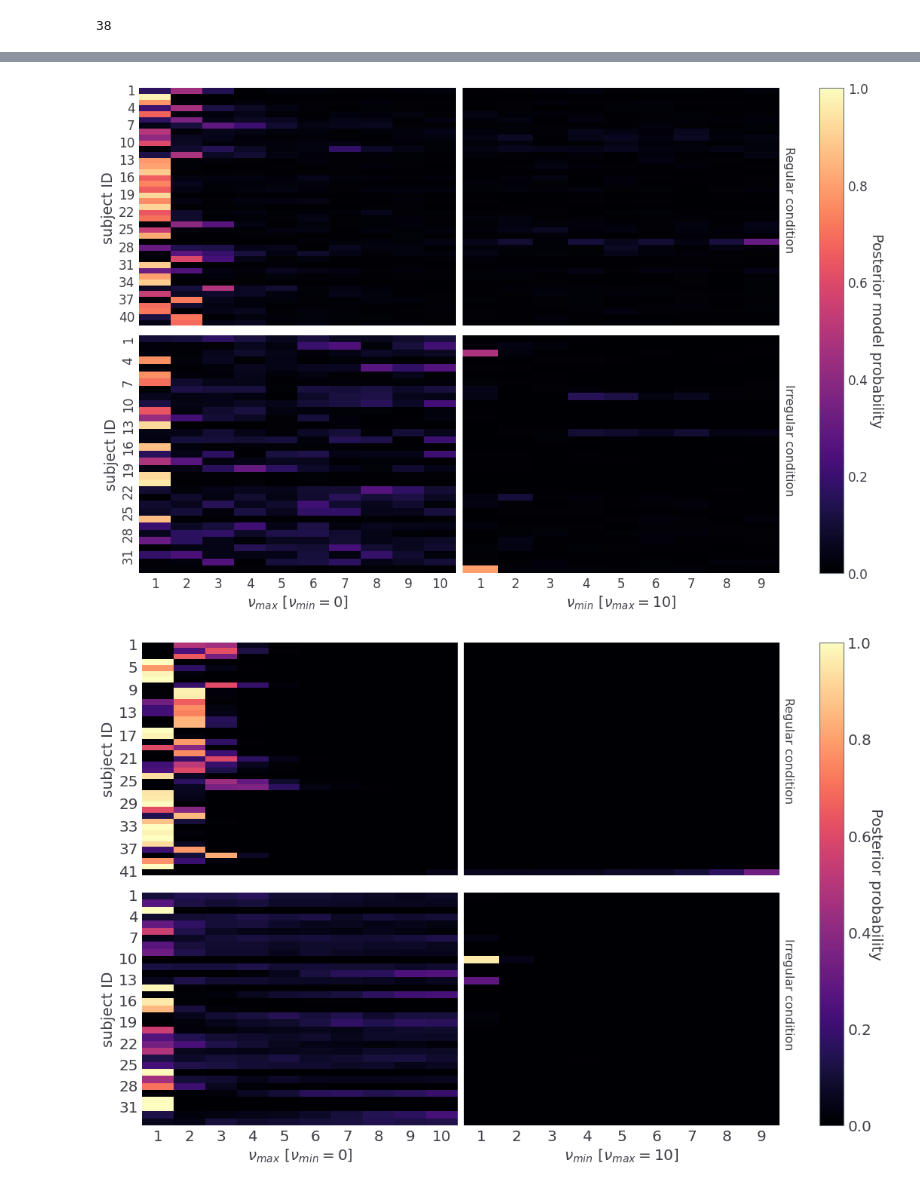
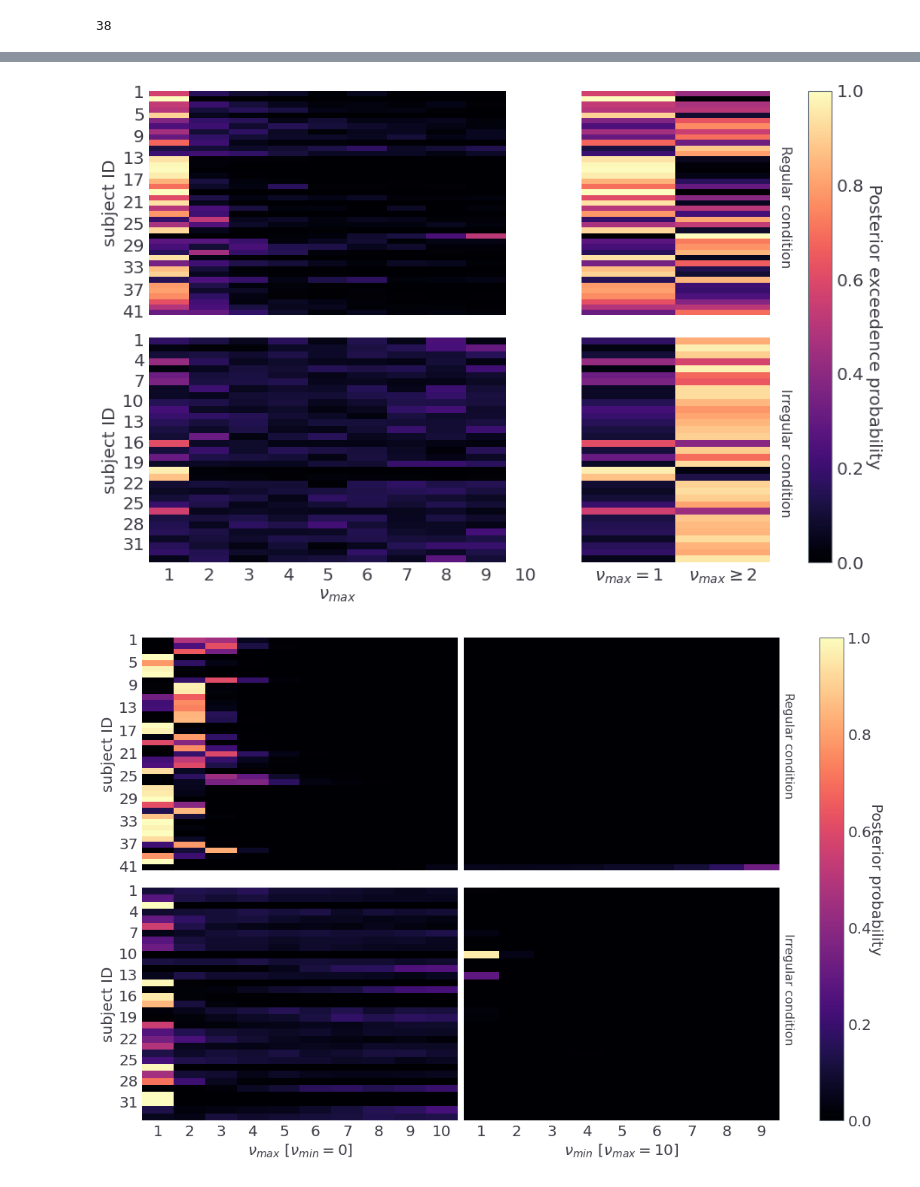
Before and after one commit to dimarkov/pybefit, a Jupyter notebook: examples/temporal_rev_learn/plot_behavioural_data.ipynb, the cells around one changed output, grey strips where cells are left out. Saved outputs shown, nothing was run; the diff lists cells and outputs as text; code cells hidden in the pictures.

```diff
--- a/examples/temporal_rev_learn/plot_behavioural_data.ipynb
+++ b/examples/temporal_rev_learn/plot_behavioural_data.ipynb
@@ -220,47 +178,60 @@ for m in sorted(waics.keys()):
 # %%
-fits = np.load('fit_waic_sample/dynpref_fit_sample_mixture.npz', allow_pickle=True)
+fits = np.load('fit_waic_sample/fit_sample_mixture_gamma1_pref_0.npz', allow_pickle=True)
 samples_mixture = fits['samples'].item()
 # %%
-fig, axes = plt.subplots(2, 2, figsize=(16, 10), sharex='col', sharey='row')
+fig, axes = plt.subplots(2, 2, figsize=(16, 10), sharex='col', sharey='row',
+                        gridspec_kw={
+                           'width_ratios': [2, 1],
+                       'wspace': 0.2,
+                       'hspace': 0.1})
 x_ticks = [list(range(1, 11)), list(range(1, 10))]
 y_ticks = [list(range(1, ns_reg + 1)), list(range(1, ns_irr + 1))]
-labels = [r'$\nu_{max}$ $\left[ \nu_{min}=0 \right]$', r'$\nu_{min}$ $\left[ \nu_{max}=10 \right]$']
+labels = [r'$\nu_{max}$', r'$\nu_{min}$ $\left[ \nu_{max}=10 \right]$']
 
 d = 10  # number of models with fixed nu_min
-probs = samples_mixture['weights'].mean(0)
+# probs = samples_mixture['weights'].mean(-2)
+weights = samples_mixture['weights']
+probs = np.eye(weights.shape[-1])[weights.argmax(-1)].mean(-2)
+probs_red = np.stack([probs[..., 0], probs[..., 1:].sum(-1)], -1)
 
 reg_cond = conditions.condition == 'regular'
 irr_cond = conditions.condition == 'irregular'
 cond = [reg_cond, irr_cond]
 
 for i in range(2):
-    for j in range(2):
-        sns.heatmap(data=probs[cond[i], j*d:(j+1)*d],
-                    ax=axes[i, j],
-                    xticklabels=x_ticks[j],
-                    cbar=False,
-                    vmin=0,
-                    vmax=1,
-                    cmap='magma')
+    j = 0
+    sns.heatmap(data=probs[cond[i], :],
+                ax=axes[i, j],
+                xticklabels=x_ticks[j],
+                cbar=False,
+                vmin=0,
+                vmax=1,
+                cmap='magma')
+
+    j = 1
+    sns.heatmap(data=probs_red[cond[i], :],
+                ax=axes[i, j],
+                xticklabels=[r'$\nu_{max} = 1$', r'$\nu_{max} \geq 2$'],
+                cbar=False,
+                vmin=0,
+                vmax=1,
+                cmap='magma')
     axes[i, 0].set_ylabel('subject ID')
 
 axes[1, 0].set_xlabel(labels[0])
-axes[1, 1].set_xlabel(labels[1])
 
-axes[0, 0].yaxis.set_ticklabels(range(1, ns_reg + 1, 3))
+axes[0, 0].yaxis.set_ticklabels(range(1, ns_reg + 1, 4))
 axes[1, 0].yaxis.set_ticklabels(range(1, ns_irr + 1, 3))
 
-axes[0, 1].text(9.1, 28, 'Regular condition', rotation=-90, fontsize=16);
-axes[1, 1].text(9.1, 22, 'Irregular condition', rotation=-90, fontsize=16);
-
-fig.tight_layout()
+axes[0, 1].text(2.1, 32, 'Regular condition', rotation=-90, fontsize=16);
+axes[1, 1].text(2.1, 26, 'Irregular condition', rotation=-90, fontsize=16);
 
 norm = colors.Normalize(vmin=0, vmax=1)
 cbar = fig.colorbar(cm.ScalarMappable(norm=norm, cmap='magma'), ax=axes)
-cbar.ax.set_ylabel('Posterior model probability', rotation=-90, labelpad=20);
+cbar.ax.set_ylabel('Posterior exceedence probability', rotation=-90, labelpad=20);
 # fig.savefig('supp_Fig7-1.pdf', bbox_inches='tight', dpi=300)
 # %% [output]
-[figure, old version]
+[figure, new version]
 # %%
 fig, axes = plt.subplots(2, 2, figsize=(16, 10), sharex='col', sharey='row')
 x_ticks = [list(range(1, 11)), list(range(1, 10))]
```
Also changed, not shown: parts of 10 cells of this notebook, 7 other files.
